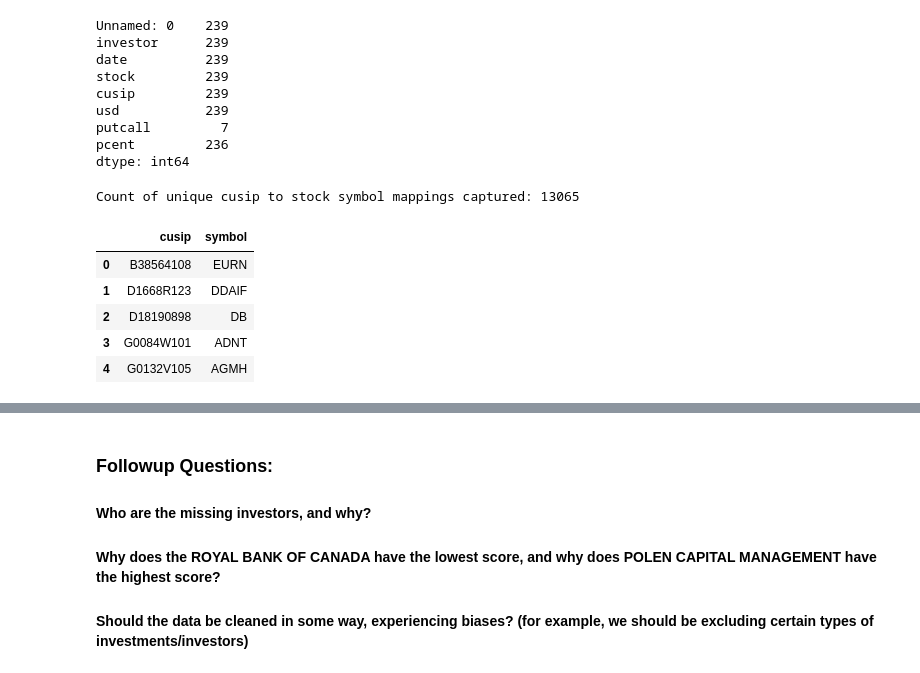
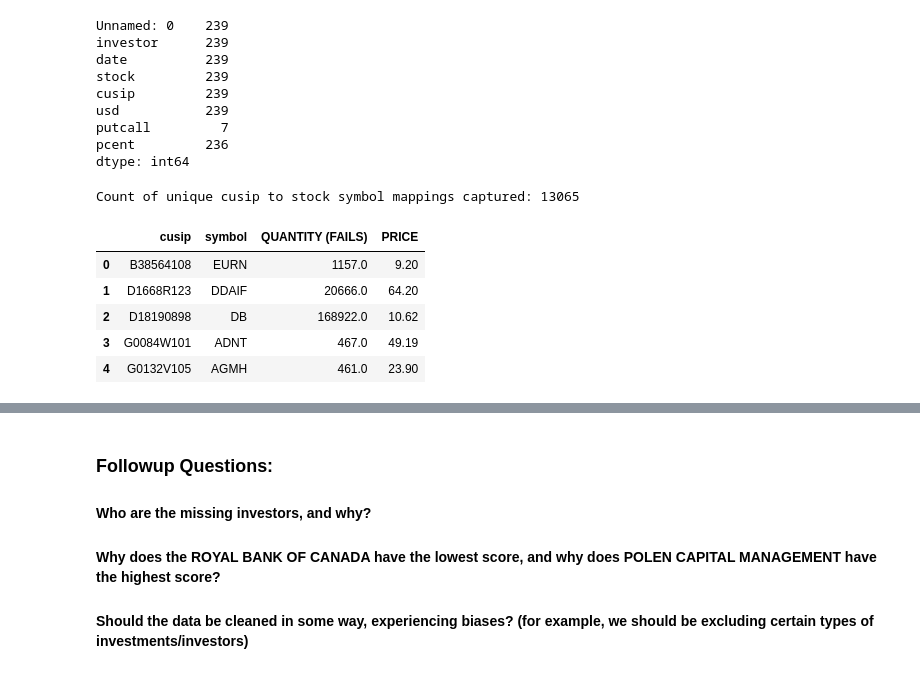
Before and after one commit to dcleres/investing_for_social_good, a Jupyter notebook: just capital/Just Capital Scoring.ipynb, the cells around one changed output, grey strips where cells are left out. Saved outputs shown, nothing was run; the diff lists cells and outputs as text; code cells hidden in the pictures.

Commit message:
analysis of the data

```diff
--- a/just capital/Just Capital Scoring.ipynb
+++ b/just capital/Just Capital Scoring.ipynb
@@ -65,26 +209,26 @@ dtype: int64
 # %%
 # create mapping from cusip to symbol to allow Just Capital and 13F sample data to be joined
 ## load CUSIP to ticker data from "fail to deliver" data - we load several monthes of data to capture a greater number of unique investment managers
 ## note: "fail to deliver" data records the volume of transactions that a investment manager fails to deliver on
 filelist = ['cnsfails201807a.txt', 'cnsfails201807b.txt', 'cnsfails201808a.txt', 'cnsfails201808b.txt', 'cnsfails201809a.txt' , 'cnsfails201809b.txt', 'cnsfails201810a.txt', 'cnsfails201810b.txt']
-cusip_to_ticker_df = pd.concat([pd.read_csv(item, sep="|") for item in filelist], axis=0)
+cusip_to_ticker_df_raw_data = pd.concat([pd.read_csv(item, sep='|', index_col=False, encoding='latin-1' ) for item in filelist], axis=0)
 ### drop duplicate entries for invesment managers
-cusip_to_ticker_df = cusip_to_ticker_df.drop_duplicates(subset=['CUSIP'], keep='first')
+cusip_to_ticker_df = cusip_to_ticker_df_raw_data.drop_duplicates(subset=['CUSIP'], keep='first')
 ## drop unnessasary attributes from dataframe
-cusip_to_ticker_df = cusip_to_ticker_df.drop(['SETTLEMENT DATE', 'QUANTITY (FAILS)', 'DESCRIPTION', 'PRICE'], axis=1)
+cusip_to_ticker_df = cusip_to_ticker_df.drop(['SETTLEMENT DATE', 'DESCRIPTION'], axis=1)
 ## rename to make joining with 13F sample dataset easier
 cusip_to_ticker_df = cusip_to_ticker_df.rename(index=str, columns={"CUSIP": "cusip", "SYMBOL": "symbol"})
 
-print "Count of unique cusip to stock symbol mappings captured:" , cusip_to_ticker_df.count().cusip
+print ("Count of unique cusip to stock symbol mappings captured:" , cusip_to_ticker_df.count().cusip)
 
 
 # show sample of cusip to stock symbol mappings
 cusip_to_ticker_df.head()
 # %% [output]
 Count of unique cusip to stock symbol mappings captured: 13065
-|  | cusip | symbol |
-| 0 | B38564108 | EURN |
-| 1 | D1668R123 | DDAIF |
-| 2 | D18190898 | DB |
-| 3 | G0084W101 | ADNT |
-| 4 | G0132V105 | AGMH |
+|  | cusip | symbol | QUANTITY (FAILS) | PRICE |
+| 0 | B38564108 | EURN | 1157.0 | 9.20 |
+| 1 | D1668R123 | DDAIF | 20666.0 | 64.20 |
+| 2 | D18190898 | DB | 168922.0 | 10.62 |
+| 3 | G0084W101 | ADNT | 467.0 | 49.19 |
+| 4 | G0132V105 | AGMH | 461.0 | 23.90 |
```
Also changed, not shown: parts of 20 cells of this notebook, 2 other files.
